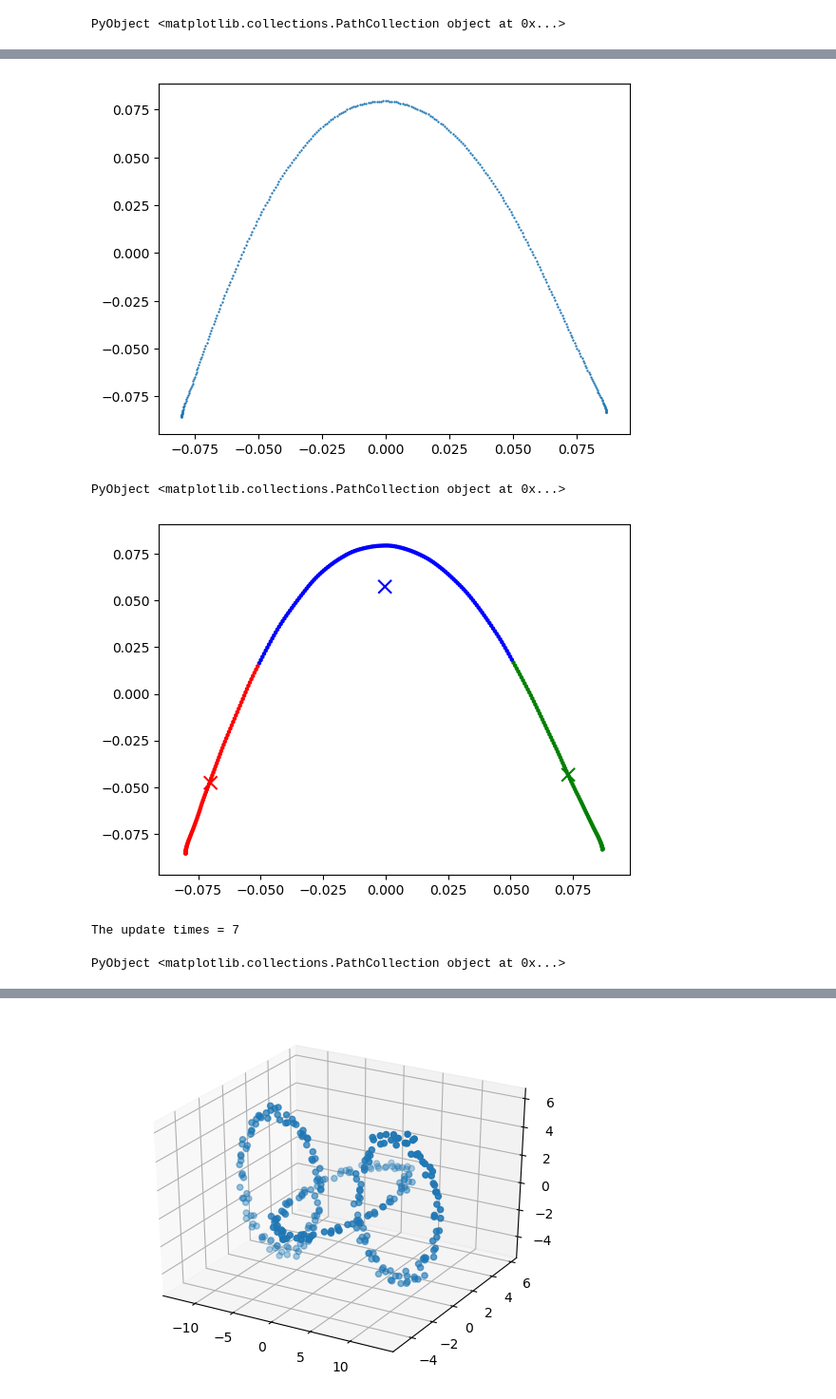
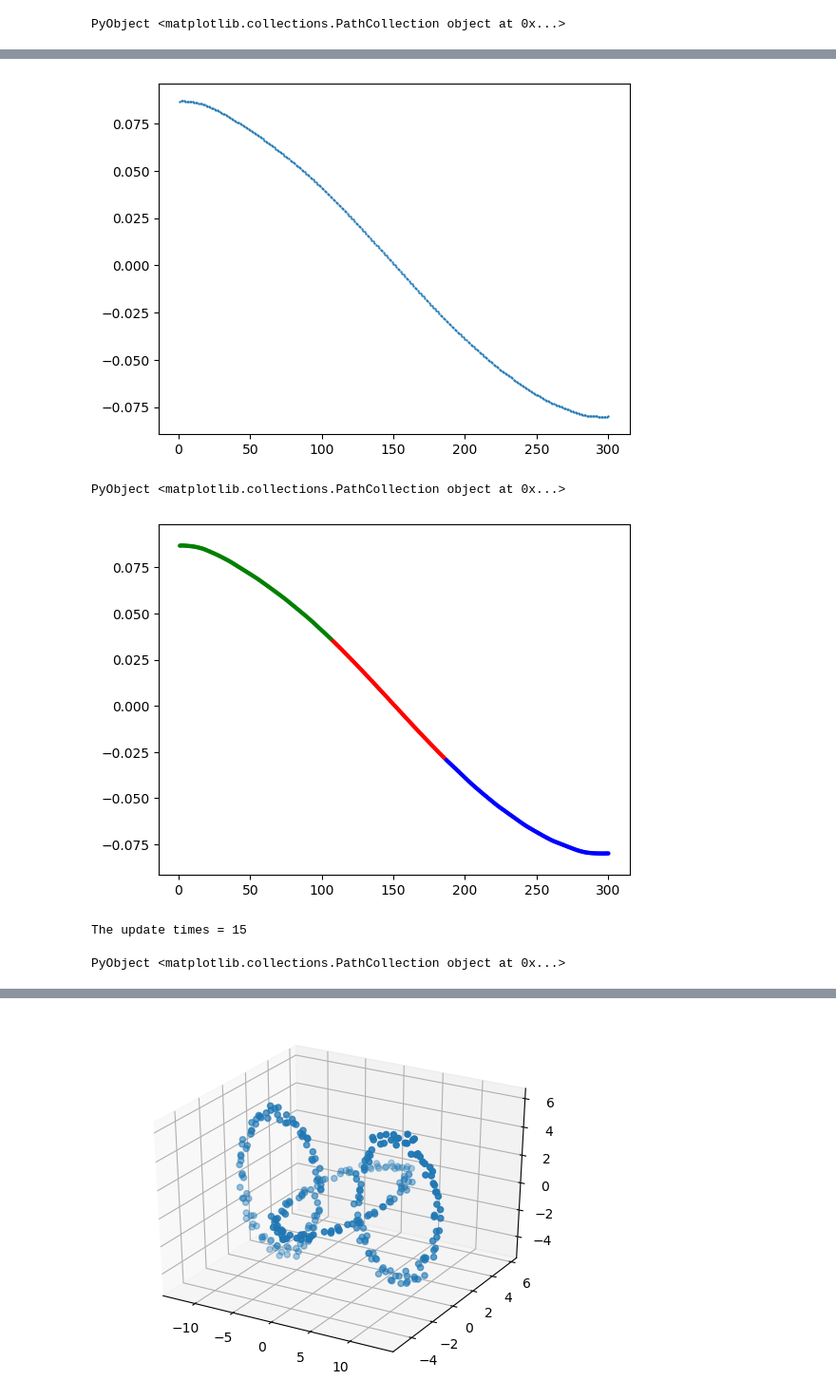
Before and after one commit to chingruchung/Diffusion-Maps-in-Julia, a Jupyter notebook: DiffMap_julia1.ipynb, the cells around one changed output, grey strips where cells are left out. Shown: that part at 95% size. Cells and saved outputs as stored; diff of their text form; code cells hidden in the pictures.

```diff
--- a/DiffMap_julia1.ipynb
+++ b/DiffMap_julia1.ipynb
@@ -81,7 +82,7 @@ function get_eig(Ppron , Dsq)
     # find eigenvectors of P
     v = zeros(n,n) ;
     for ii = 1 : n
-        v[:,ii] = Dsq[ii].*U[:,ii] ;
+        v[ii,:] = U[ii,:]./Dsq[ii] ;
     end
 
     return S , v ;
@@ -296,25 +297,24 @@ The update times = 8
 PyObject <matplotlib.collections.PathCollection object at 0x...>
 # %%
-Yt1 = DiffMap(data1 , 0.04 , 2) ;
-scatter(Yt1[:,1] , Yt1[:,2] , s = 0.5)
+Yt1 = DiffMap(data1 , 0.04 , 1) ;
+scatter(1:300 , Yt1[:,1] , s = 0.5)
 # %% [output]
-[figure, old version]
+[figure, new version]
 PyObject <matplotlib.collections.PathCollection object at 0x...>
 # %%
 cluster = 3 ; # seperate into three groups
 group , center = k_means(Yt1 , cluster) ;
 
 color = Array{String}(undef, size(group , 1)) ;
 for ii = 1 : size(group , 1)
     color[ii] = dict[group[ii]] ;
 end
 
 # print
-scatter(Yt1[:,1] , Yt1[:,2] , s = 5 , c = color)
-scatter(center[:,1] , center[:,2] , s = 100 , c = ["red","green","blue"],marker = "x")
+scatter(1:300 , Yt1[:,1] , s = 5 , c = color)
 # %% [output]
-[figure, old version]
+[figure, new version]
-The update times = 7
+The update times = 15
 PyObject <matplotlib.collections.PathCollection object at 0x...>
 # %%
 scatter(data1[:,1] , data1[:,2] , s = 5 , c = color)
```
Also changed, not shown: parts of 14 cells of this notebook.
